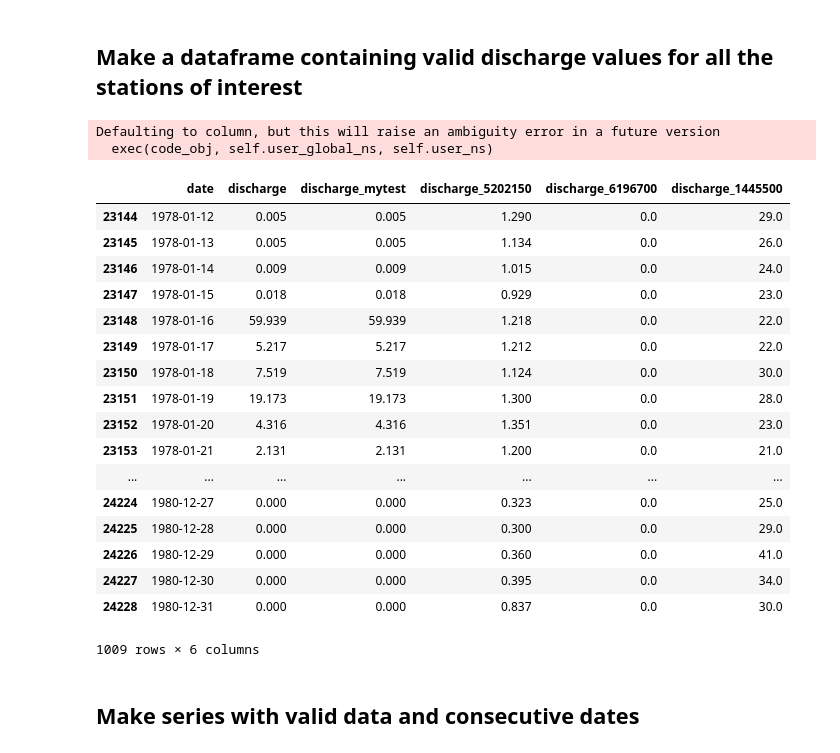
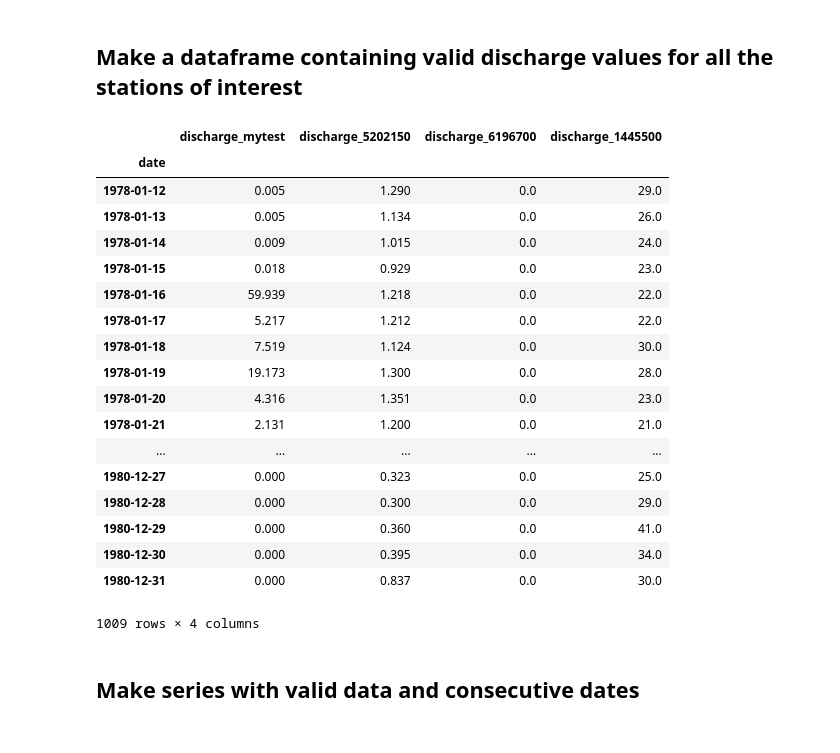
Before and after one commit to eWaterCycle/hydro-analyses, a Jupyter notebook: grdc_explore/grdc_explore.ipynb, the cells around one changed output. Saved outputs shown, nothing was run; the diff lists cells and outputs as text; code cells hidden in the pictures.

Commit message:
tidied up so that you can specify just one station ID

```diff
--- a/grdc_explore/grdc_explore.ipynb
+++ b/grdc_explore/grdc_explore.ipynb
@@ -55,14 +37,16 @@ grdc_dataframes
 Missing data is set to -999, so these are easily visible as large negative values of discharge.
 # %%
 no_plots = len(grdc_dataframes)
-
 fig, axs = plt.subplots(no_plots, 1, figsize=(8.8, 1.6*no_plots))
 
-subplot_index = 0 # todo: this can probably be done better, doesn't work for one station
-for idx, grdc_dataframe in grdc_dataframes.items():
-    axs[subplot_index].plot(grdc_dataframe.drop(columns=['date']))
-    axs[subplot_index].set_title(idx)
-    subplot_index += 1
+if no_plots == 1:
+    plt.plot(grdc_dataframe.drop(columns=['date']))
+elif no_plots > 1:
+    subplot_index = 0
+    for idx, grdc_dataframe in grdc_dataframes.items():
+        axs[subplot_index].plot(grdc_dataframe.drop(columns=['date']))
+        axs[subplot_index].set_title(idx)
+        subplot_index += 1
 
 plt.tight_layout()
 # %% [output]
@@ -70,36 +54,39 @@ plt.tight_layout()
 # %% [markdown]
 ## Make a dataframe containing valid discharge values for all the stations of interest
 # %%
-combined = grdc_dataframes['mytest'] # todo: this could be better
+init = True
 for idx, grdc_dataframe in grdc_dataframes.items():
-    combined = pd.merge(combined, grdc_dataframe, how='outer', on='date',
-                        suffixes=('', '_'+str(idx)), sort=True)
+    if init:
+        combined = grdc_dataframe.drop(columns=['date']).rename(columns={'discharge': 'discharge_'+str(idx)})
+        init = False
+    else:
+        combined = pd.merge(combined, grdc_dataframe.drop(columns=['date']), how='outer', on='date',
+                            sort=True)
+        combined = combined.rename(columns={'discharge': 'discharge_'+str(idx)})
+
 combined = combined.replace(-999., np.nan)
 combined = combined.dropna(axis=0, how='any')
-try: combined = combined.drop(columns=['ordinal'])
-except: pass
 combined
 # %% [output]
+|  | discharge_mytest | discharge_5202150 | discharge_6196700 | discharge_1445500 |
+| date |  |  |  |  |
+| 1978-01-12 | 0.005 | 1.290 | 0.0 | 29.0 |
+| 1978-01-13 | 0.005 | 1.134 | 0.0 | 26.0 |
+| 1978-01-14 | 0.009 | 1.015 | 0.0 | 24.0 |
+| 1978-01-15 | 0.018 | 0.929 | 0.0 | 23.0 |
+| 1978-01-16 | 59.939 | 1.218 | 0.0 | 22.0 |
+| 1978-01-17 | 5.217 | 1.212 | 0.0 | 22.0 |
+| 1978-01-18 | 7.519 | 1.124 | 0.0 | 30.0 |
+| 1978-01-19 | 19.173 | 1.300 | 0.0 | 28.0 |
+| 1978-01-20 | 4.316 | 1.351 | 0.0 | 23.0 |
+| 1978-01-21 | 2.131 | 1.200 | 0.0 | 21.0 |
+| ... | ... | ... | ... | ... |
+| 1980-12-27 | 0.000 | 0.323 | 0.0 | 25.0 |
+| 1980-12-28 | 0.000 | 0.300 | 0.0 | 29.0 |
+| 1980-12-29 | 0.000 | 0.360 | 0.0 | 41.0 |
+| 1980-12-30 | 0.000 | 0.395 | 0.0 | 34.0 |
+| 1980-12-31 | 0.000 | 0.837 | 0.0 | 30.0 |
-Defaulting to column, but this will raise an ambiguity error in a future version
-  exec(code_obj, self.user_global_ns, self.user_ns)
+1009 rows × 4 columns
-|  | date | discharge | discharge_mytest | discharge_5202150 | discharge_6196700 | discharge_1445500 |
-| 23144 | 1978-01-12 | 0.005 | 0.005 | 1.290 | 0.0 | 29.0 |
-| 23145 | 1978-01-13 | 0.005 | 0.005 | 1.134 | 0.0 | 26.0 |
-| 23146 | 1978-01-14 | 0.009 | 0.009 | 1.015 | 0.0 | 24.0 |
-| 23147 | 1978-01-15 | 0.018 | 0.018 | 0.929 | 0.0 | 23.0 |
-| 23148 | 1978-01-16 | 59.939 | 59.939 | 1.218 | 0.0 | 22.0 |
-| 23149 | 1978-01-17 | 5.217 | 5.217 | 1.212 | 0.0 | 22.0 |
-| 23150 | 1978-01-18 | 7.519 | 7.519 | 1.124 | 0.0 | 30.0 |
-| 23151 | 1978-01-19 | 19.173 | 19.173 | 1.300 | 0.0 | 28.0 |
-| 23152 | 1978-01-20 | 4.316 | 4.316 | 1.351 | 0.0 | 23.0 |
-| 23153 | 1978-01-21 | 2.131 | 2.131 | 1.200 | 0.0 | 21.0 |
-| ... | ... | ... | ... | ... | ... | ... |
-| 24224 | 1980-12-27 | 0.000 | 0.000 | 0.323 | 0.0 | 25.0 |
-| 24225 | 1980-12-28 | 0.000 | 0.000 | 0.300 | 0.0 | 29.0 |
-| 24226 | 1980-12-29 | 0.000 | 0.000 | 0.360 | 0.0 | 41.0 |
-| 24227 | 1980-12-30 | 0.000 | 0.000 | 0.395 | 0.0 | 34.0 |
-| 24228 | 1980-12-31 | 0.000 | 0.000 | 0.837 | 0.0 | 30.0 |
-1009 rows × 6 columns
 # %% [markdown]
 ## Make series with valid data and consecutive dates
 # %%
```
Also changed, not shown: parts of 2 cells of this notebook.
